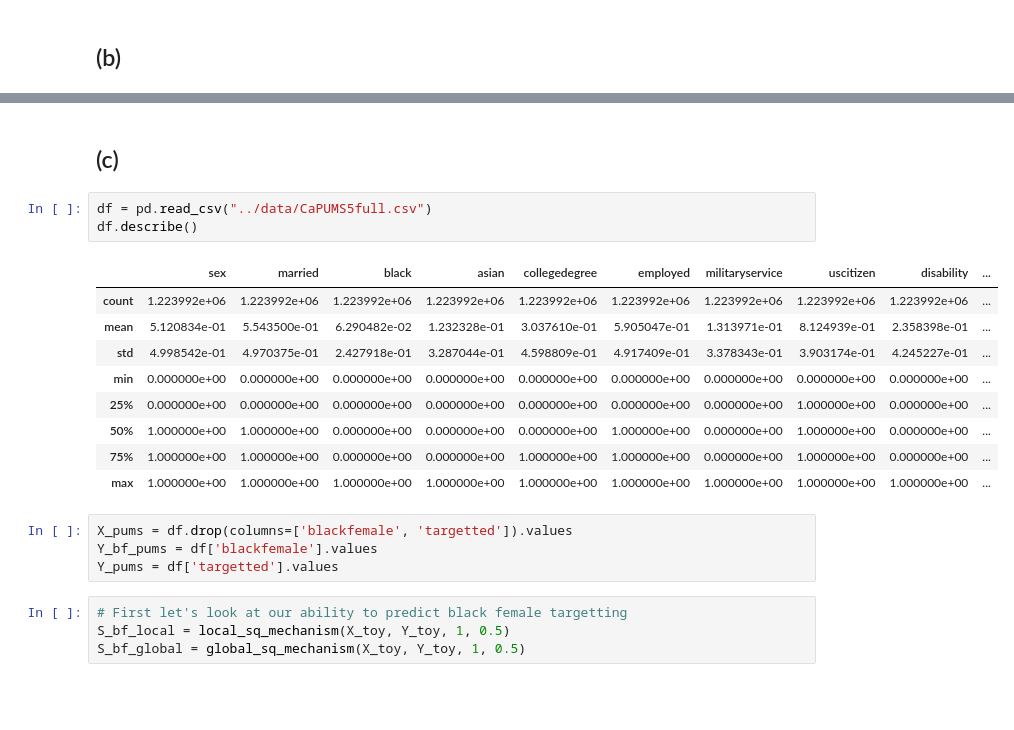
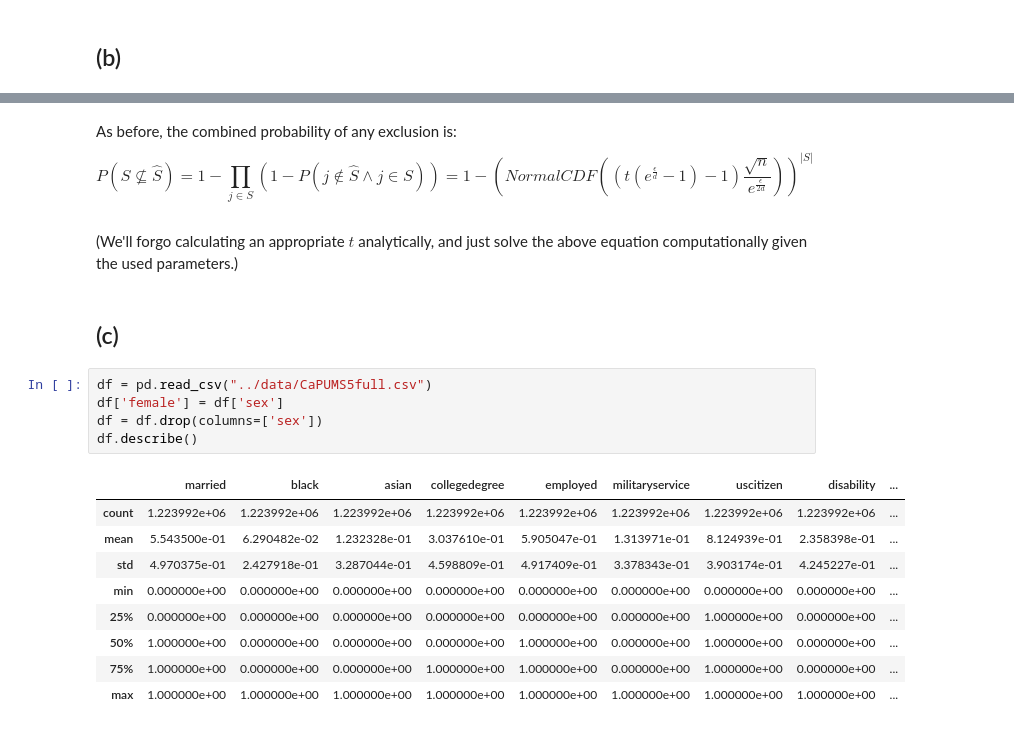
Before and after one commit to yo-shavit/cs208, a Jupyter notebook: homework/Homework 4.ipynb, the cells around one changed output, grey strips where cells are left out. Cells and saved outputs as stored; diff of their text form; blank space fills up the shorter version.

```diff
--- a/homework/Homework 4.ipynb
+++ b/homework/Homework 4.ipynb
@@ -108,23 +116,24 @@ Probably do this for each individual j and then show the union bound
+# %% [markdown]
+As before, the combined probability of any exclusion is:
+$$ P(S \not\subseteq \hat{S}) =
+1 - \prod_{j \in S} \left ( 1 - P(j \notin \hat{S} \land j \in S)\right ) =
+1- \left (NormalCDF \left( \left (t\left(e^{\frac{\epsilon}{d}} - 1\right ) - 1 \right ) \frac{\sqrt{n}}{e^{\frac{\epsilon}{2d}}} \right ) \right )^{|S|}$$
+# %% [markdown]
+(We'll forgo calculating an appropriate $t$ analytically, and just solve the above equation computationally given the used parameters.)
 # %% [markdown]
 ## (c)
 # %%
 df = pd.read_csv("../data/CaPUMS5full.csv")
+df['female'] = df['sex']
+df = df.drop(columns=['sex'])
 df.describe()
 # %% [output]
-|  | sex | married | black | asian | collegedegree | employed | militaryservice | uscitizen | disability | ... |
-| count | 1.223992e+06 | 1.223992e+06 | 1.223992e+06 | 1.223992e+06 | 1.223992e+06 | 1.223992e+06 | 1.223992e+06 | 1.223992e+06 | 1.223992e+06 | ... |
-| mean | 5.120834e-01 | 5.543500e-01 | 6.290482e-02 | 1.232328e-01 | 3.037610e-01 | 5.905047e-01 | 1.313971e-01 | 8.124939e-01 | 2.358398e-01 | ... |
-| std | 4.998542e-01 | 4.970375e-01 | 2.427918e-01 | 3.287044e-01 | 4.598809e-01 | 4.917409e-01 | 3.378343e-01 | 3.903174e-01 | 4.245227e-01 | ... |
-| min | 0.000000e+00 | 0.000000e+00 | 0.000000e+00 | 0.000000e+00 | 0.000000e+00 | 0.000000e+00 | 0.000000e+00 | 0.000000e+00 | 0.000000e+00 | ... |
-| 25% | 0.000000e+00 | 0.000000e+00 | 0.000000e+00 | 0.000000e+00 | 0.000000e+00 | 0.000000e+00 | 0.000000e+00 | 1.000000e+00 | 0.000000e+00 | ... |
-| 50% | 1.000000e+00 | 1.000000e+00 | 0.000000e+00 | 0.000000e+00 | 0.000000e+00 | 1.000000e+00 | 0.000000e+00 | 1.000000e+00 | 0.000000e+00 | ... |
-| 75% | 1.000000e+00 | 1.000000e+00 | 0.000000e+00 | 0.000000e+00 | 1.000000e+00 | 1.000000e+00 | 0.000000e+00 | 1.000000e+00 | 0.000000e+00 | ... |
-| max | 1.000000e+00 | 1.000000e+00 | 1.000000e+00 | 1.000000e+00 | 1.000000e+00 | 1.000000e+00 | 1.000000e+00 | 1.000000e+00 | 1.000000e+00 | ... |
+|  | married | black | asian | collegedegree | employed | militaryservice | uscitizen | disability | ... |
+| count | 1.223992e+06 | 1.223992e+06 | 1.223992e+06 | 1.223992e+06 | 1.223992e+06 | 1.223992e+06 | 1.223992e+06 | 1.223992e+06 | ... |
+| mean | 5.543500e-01 | 6.290482e-02 | 1.232328e-01 | 3.037610e-01 | 5.905047e-01 | 1.313971e-01 | 8.124939e-01 | 2.358398e-01 | ... |
+| std | 4.970375e-01 | 2.427918e-01 | 3.287044e-01 | 4.598809e-01 | 4.917409e-01 | 3.378343e-01 | 3.903174e-01 | 4.245227e-01 | ... |
+| min | 0.000000e+00 | 0.000000e+00 | 0.000000e+00 | 0.000000e+00 | 0.000000e+00 | 0.000000e+00 | 0.000000e+00 | 0.000000e+00 | ... |
+| 25% | 0.000000e+00 | 0.000000e+00 | 0.000000e+00 | 0.000000e+00 | 0.000000e+00 | 0.000000e+00 | 1.000000e+00 | 0.000000e+00 | ... |
+| 50% | 1.000000e+00 | 0.000000e+00 | 0.000000e+00 | 0.000000e+00 | 1.000000e+00 | 0.000000e+00 | 1.000000e+00 | 0.000000e+00 | ... |
+| 75% | 1.000000e+00 | 0.000000e+00 | 0.000000e+00 | 1.000000e+00 | 1.000000e+00 | 0.000000e+00 | 1.000000e+00 | 0.000000e+00 | ... |
+| max | 1.000000e+00 | 1.000000e+00 | 1.000000e+00 | 1.000000e+00 | 1.000000e+00 | 1.000000e+00 | 1.000000e+00 | 1.000000e+00 | ... |
-# %%
-X_pums = df.drop(columns=['blackfemale', 'targetted']).values
-Y_bf_pums = df['blackfemale'].values
-Y_pums = df['targetted'].values
-# %%
-# First let's look at our ability to predict black female targetting
-S_bf_local = local_sq_mechanism(X_toy, Y_toy, 1, 0.5)
-S_bf_global = global_sq_mechanism(X_toy, Y_toy, 1, 0.5)
```
Also changed, not shown: parts of 26 cells of this notebook, 1 other file.
